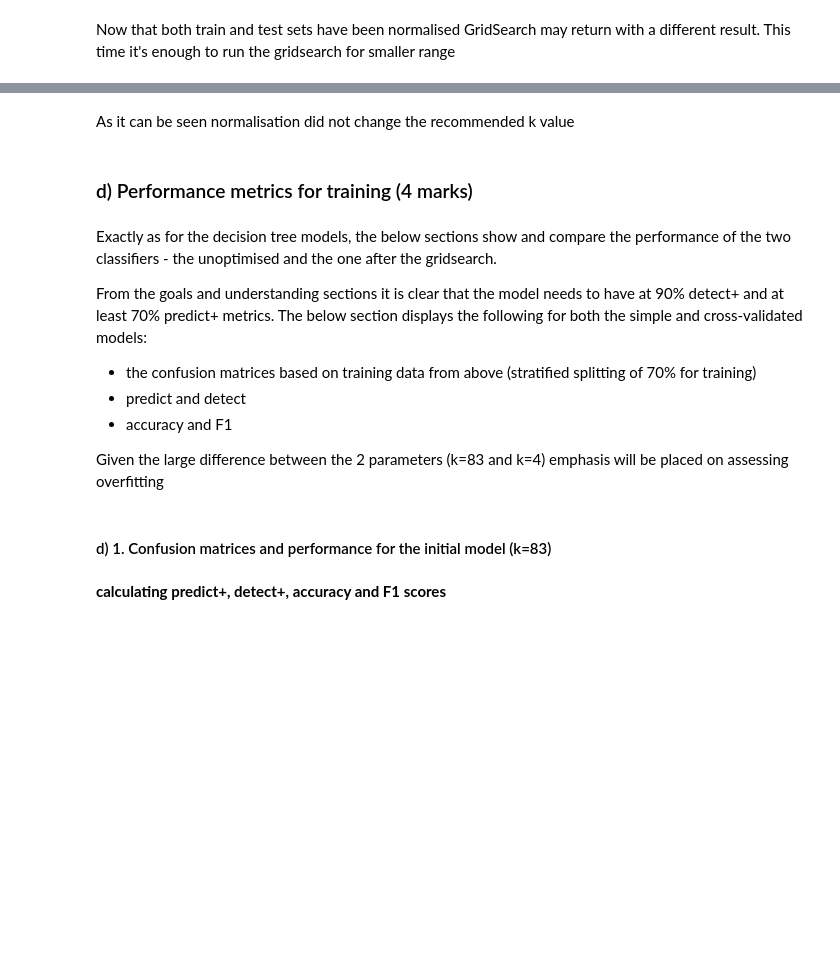
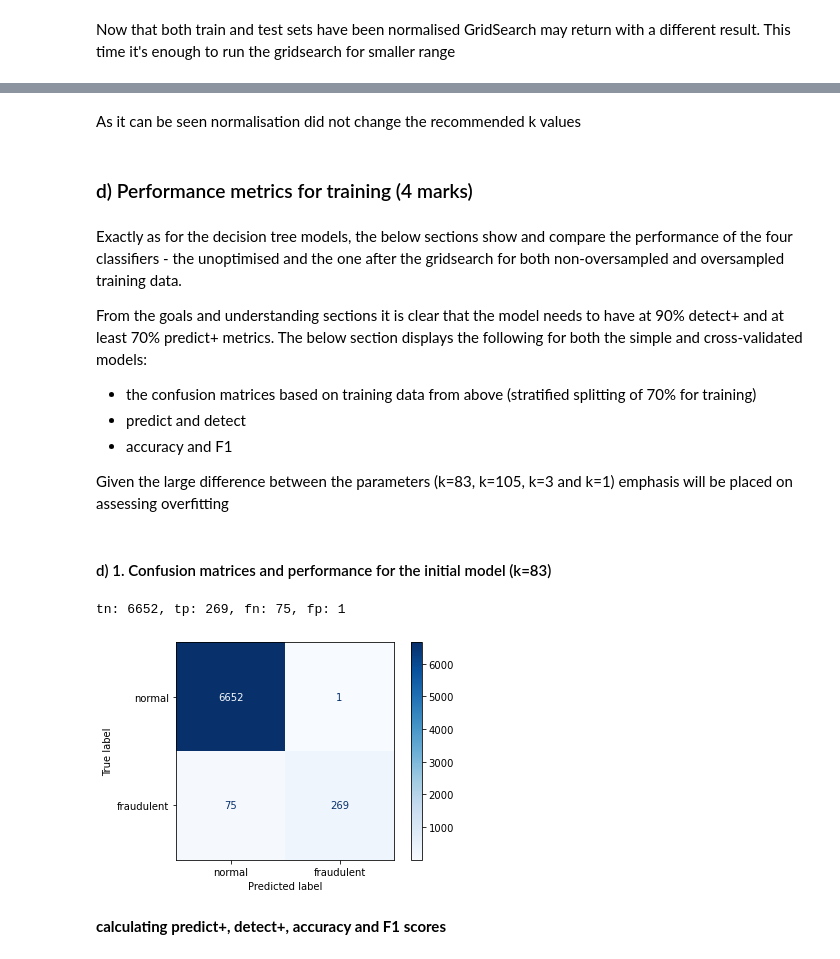
Before and after one commit to lacibacsi/data_science_assignment_3, a Jupyter notebook: Assessment3_playground.ipynb, the cells around one changed output, grey strips where cells are left out. Cells and saved outputs as stored; diff of their text form; code cells hidden in the pictures; blank space fills up the shorter version.

```diff
--- a/Assessment3_playground.ipynb
+++ b/Assessment3_playground.ipynb
@@ -1374,9 +1482,9 @@ print(grid_search.best_params_)
 # %% [markdown]
-As it can be seen normalisation did not change the recommended k value
+As it can be seen normalisation did not change the recommended k values
 # %% [markdown]
 ### d) Performance metrics for training (4 marks)
 # %% [markdown]
-Exactly as for the decision tree models, the below sections show and compare the performance of the two classifiers - the unoptimised and the one after the gridsearch.
+Exactly as for the decision tree models, the below sections show and compare the performance of the four classifiers - the unoptimised and the one after the gridsearch for both non-oversampled and oversampled training data.
 
 From the goals and understanding sections it is clear that the model needs to have at 90% detect+ and at least 70% predict+ metrics. The below section displays the following for both the simple and cross-validated models:
 
@@ -1384,6 +1492,6 @@ From the goals and understanding sections it is clear that the model needs to ha
 - predict and detect
 - accuracy and F1
 
-Given the large difference between the 2 parameters (k=83 and k=4) emphasis will be placed on assessing overfitting
+Given the large difference between the parameters (k=83, k=105, k=3 and k=1) emphasis will be placed on assessing overfitting
 # %% [markdown]
 #### d) 1. Confusion matrices and performance for the initial model (k=83)
@@ -1390,5 +1504,11 @@ Given the large difference between the 2 parameters (k=83 and k=4) emphasis will
 # %%
 #printing confusion matrix and calculating accuracy for the training data...
 knn1_conf_matrix = plot_confusion_matrix(knn, X_train, Y_train, display_labels=target_labels, cmap=plt.cm.Blues)
+
+tn, fp, fn, tp = knn1_conf_matrix.confusion_matrix.ravel()
+print(f'tn: {tn}, tp: {tp}, fn: {fn}, fp: {fp}')
+# %% [output]
+tn: 6652, tp: 269, fn: 75, fp: 1
+[figure, added]
 # %% [markdown]
 **calculating predict+, detect+, accuracy and F1 scores**
```
Also changed, not shown: parts of 121 cells of this notebook.
